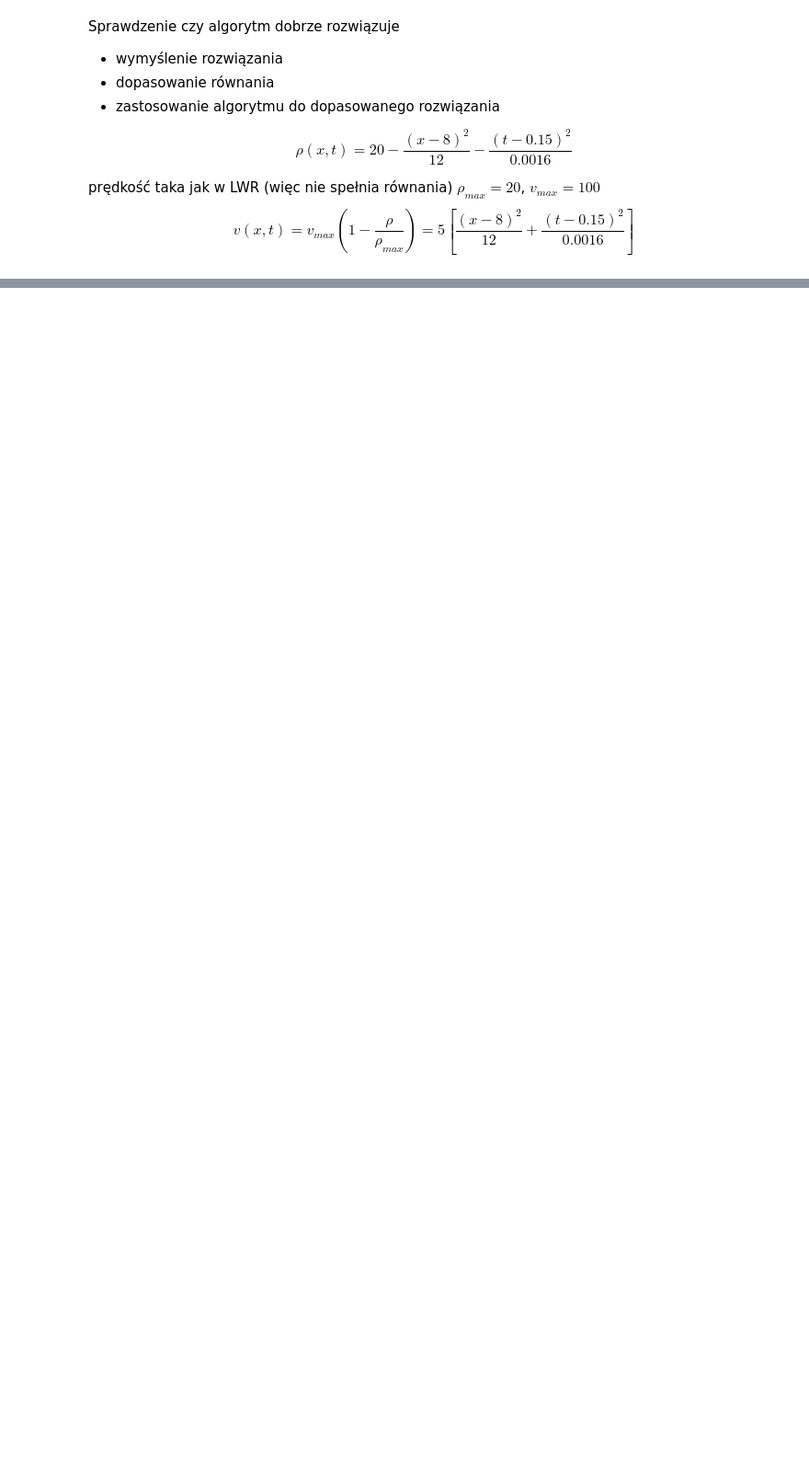
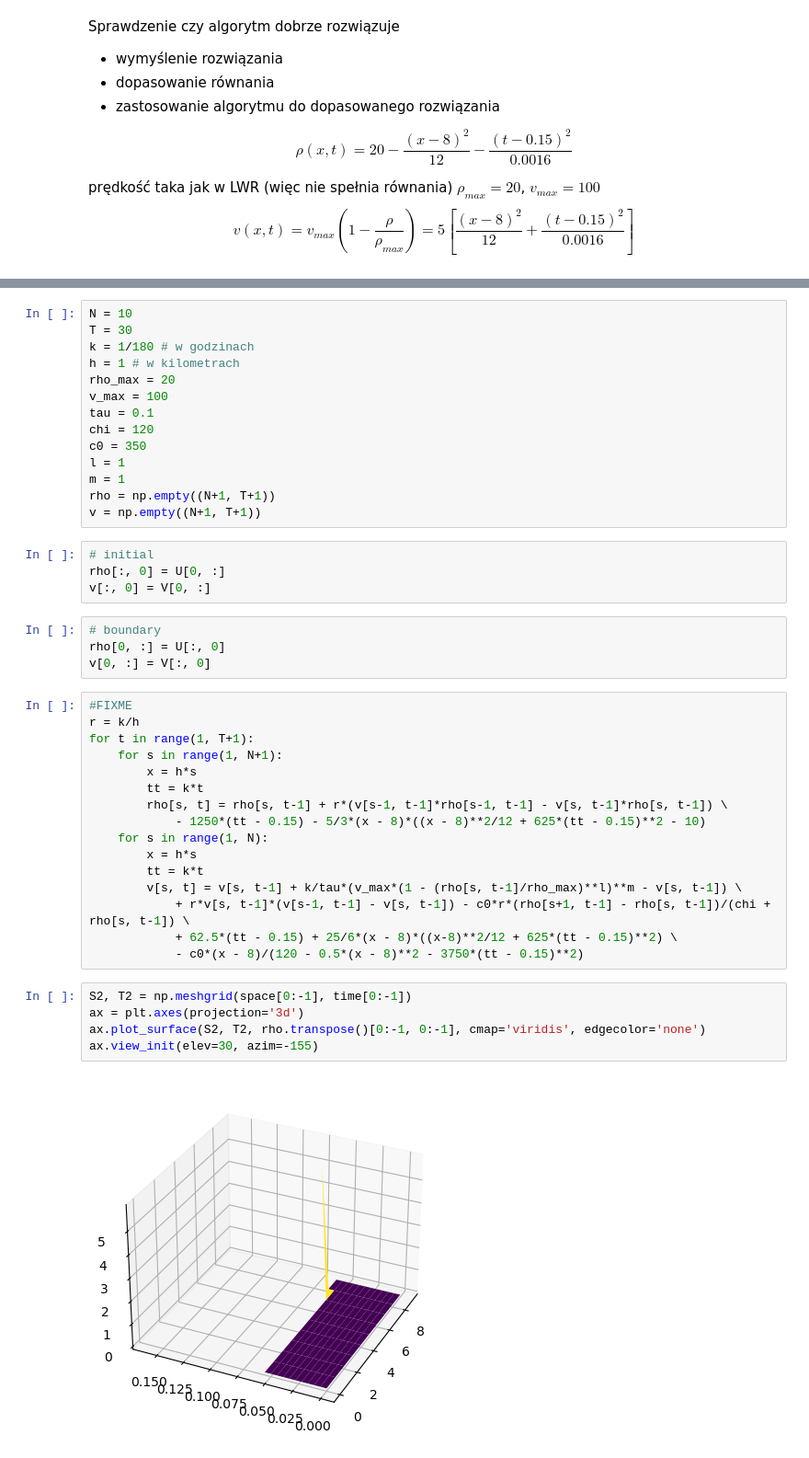
Before and after one commit to izalu24/Praca-licencjacka, a Jupyter notebook: rozwiazania.ipynb, the cells around one changed output, grey strips where cells are left out. Shown at 92% size. Cells and saved outputs as stored; diff of their text form; blank space fills up the shorter version.

```diff
--- a/rozwiazania.ipynb
+++ b/rozwiazania.ipynb
@@ -90,0 +97,45 @@ plt.show()
+# %%
+N = 10
+T = 30
+k = 1/180 # w godzinach
+h = 1 # w kilometrach
+rho_max = 20
+v_max = 100
+tau = 0.1
+chi = 120
+c0 = 350
+l = 1
+m = 1
+rho = np.empty((N+1, T+1))
+v = np.empty((N+1, T+1))
+# %%
+# initial
+rho[:, 0] = U[0, :]
+v[:, 0] = V[0, :]
+# %%
+# boundary
+rho[0, :] = U[:, 0]
+v[0, :] = V[:, 0]
+# %%
+#FIXME
+r = k/h
+for t in range(1, T+1):
+    for s in range(1, N+1):
+        x = h*s
+        tt = k*t
+        rho[s, t] = rho[s, t-1] + r*(v[s-1, t-1]*rho[s-1, t-1] - v[s, t-1]*rho[s, t-1]) \
+            - 1250*(tt - 0.15) - 5/3*(x - 8)*((x - 8)**2/12 + 625*(tt - 0.15)**2 - 10)
+    for s in range(1, N):
+        x = h*s
+        tt = k*t
+        v[s, t] = v[s, t-1] + k/tau*(v_max*(1 - (rho[s, t-1]/rho_max)**l)**m - v[s, t-1]) \
+            + r*v[s, t-1]*(v[s-1, t-1] - v[s, t-1]) - c0*r*(rho[s+1, t-1] - rho[s, t-1])/(chi + rho[s, t-1]) \
+            + 62.5*(tt - 0.15) + 25/6*(x - 8)*((x-8)**2/12 + 625*(tt - 0.15)**2) \
+            - c0*(x - 8)/(120 - 0.5*(x - 8)**2 - 3750*(tt - 0.15)**2)
+# %%
+S2, T2 = np.meshgrid(space[0:-1], time[0:-1])
+ax = plt.axes(projection='3d')
+ax.plot_surface(S2, T2, rho.transpose()[0:-1, 0:-1], cmap='viridis', edgecolor='none')
+ax.view_init(elev=30, azim=-155)
+# %% [output]
+[figure, added]
```
Also changed, not shown: parts of 3 cells of this notebook.
